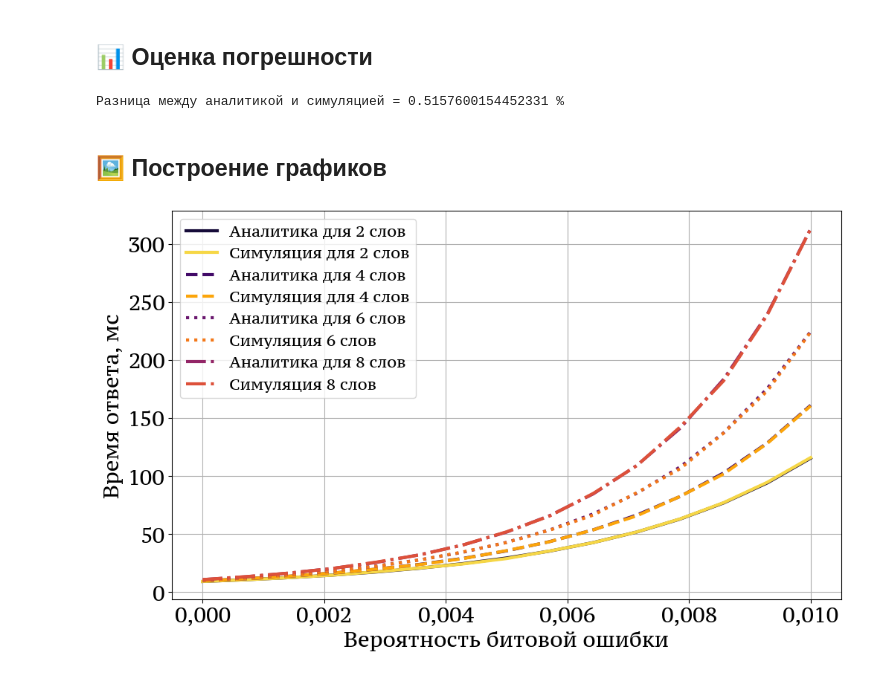
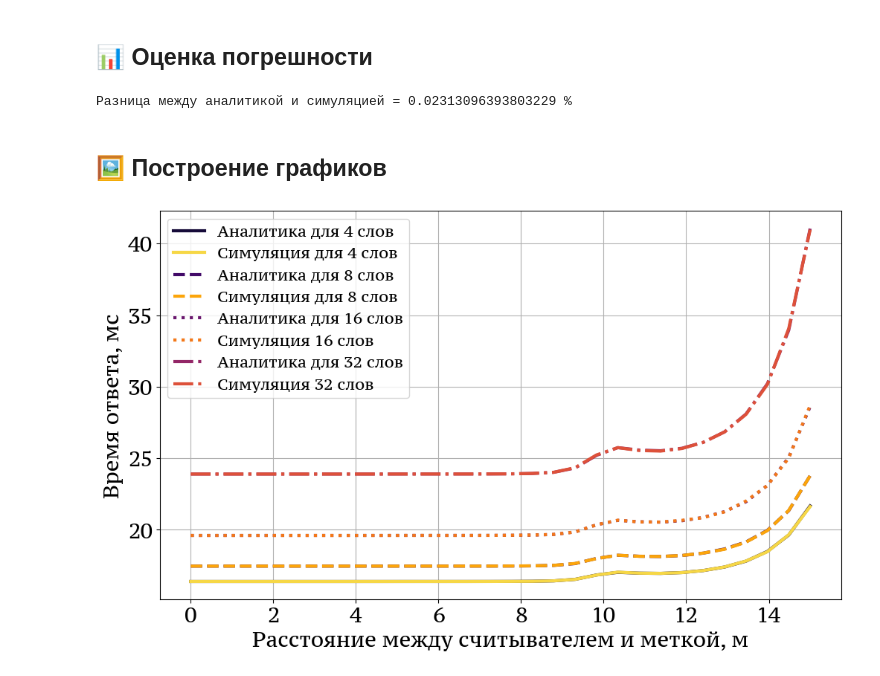
Before and after one commit to VilmenAbramian/simulation, a Jupyter notebook: pysim/experiments/notebooks/tag_time_graphs.ipynb, the cells around one changed output. Drawn from its saved outputs; the diff is of its cells as text; code cells hidden in the pictures.

```diff
--- a/pysim/experiments/notebooks/tag_time_graphs.ipynb
+++ b/pysim/experiments/notebooks/tag_time_graphs.ipynb
@@ -64,9 +61,9 @@ from pysim.models.tag_time.mc import run_multiple_models
 ########################################################
 # Количество моделируемых точек (= имитационок)
 # Рекомендуемое количество от 15 до 30
-POINTS_NUMBER: int = 15
+POINTS_NUMBER: int = 30
 # ------------------------------------------------------
-BER: np.array = np.linspace(0, 0.01, num=POINTS_NUMBER)
+DISTANCES = np.linspace(0, 15, num=POINTS_NUMBER)
 # ------------------------------------------------------
 # Количество повторов в одной симуляции (чем больше, тем выше точность)
 # Рекомендуемое количество от 15_000 до 50_000
@@ -166,3 +178,8 @@ $$ probs\_list = [[[P_{RN16}, P_{EPC}, P_{Handle}, P_{Data}]_0, ..., [P_{RN16},
+# %%
+if PLOT_MODE == "BER":
+    BER = np.linspace(0, 0.01, num=POINTS_NUMBER)
+elif PLOT_MODE == "DISTANCE":
+    BER = distance2ber(DISTANCES, SPEED, M.value[1], trcal)
 # %%
 probs_list = []
 for i in range(len(words_numbers)):
@@ -258,84 +278,91 @@ for i in range(len(words_numbers)):
 # %% [markdown]
 ## 📊 Оценка погрешности
 # %%
-error_values = [abs((j-k)/j*100) for k, j in zip(analit_res_list[0], pp_res_list[0])]
+error_values = [abs((j-k)/j*100) for k, j in zip(analit_res_list[0], mc_res_list[0])]
 print(f'Разница между аналитикой и симуляцией = {sum(error_values)/len(error_values)} %')
 # %% [output]
-Разница между аналитикой и симуляцией = 0.5157600154452331 %
+Разница между аналитикой и симуляцией = 0.02313096393803229 %
 # %% [markdown]
 ## 🖼 Построение графиков
 # %%
 setup_matplotlib()
 DIRECTORY = 'tag_time' # Название директории, в которой будут сохраняться изображения
 # %%
-fig, ax = plt.subplots(figsize=(10, 6), layout='constrained')
+fig, ax = plt.subplots(figsize=(10, 6), layout="constrained")
+if PLOT_MODE == "BER":
+    ox_axis = BER
+    ax.set_xlabel("Вероятность битовой ошибки", fontsize=20)
+elif PLOT_MODE == "DISTANCE":
+    ox_axis = DISTANCES
+    ax.set_xlabel("Расстояние между считывателем и меткой, м", fontsize=20)
+else:
+    raise f"Недопустимое режим отрисовки графиков: {PLOT_MODE}"
 
-ax.set_xlabel('Вероятность битовой ошибки', fontsize=20)
-ax.set_ylabel('Время ответа, мс', fontsize=20)
-plt.tick_params(axis='both', which='major', labelsize=20)
+ax.set_ylabel("Время ответа, мс", fontsize=20)
+plt.tick_params(axis="both", which="major", labelsize=20)
 # ax.set_title(f'Reading time for {scenario}st scenario')
 
 # 1я пара
 # --------------------------------------
 ax.plot(
-    BER, analit_res_list[0],
-    linewidth=3, linestyle='-',
-    label=f'Аналитика для {words_numbers[0]} слов',
+    ox_axis, analit_res_list[0],
+    linewidth=3, linestyle="-",
+    label=f"Аналитика для {words_numbers[0]} слов",
     color=get_color(0.1)
 )
 ax.plot(
-    BER, mc_res_list[0],
-    linewidth=3, linestyle='-',
-    label=f'Симуляция для {words_numbers[0]} слов',
+    ox_axis, mc_res_list[0],
+    linewidth=3, linestyle="-",
+    label=f"Симуляция для {words_numbers[0]} слов",
     color=get_color(0.9)
 )
 # 2я пара
 # --------------------------------------
 ax.plot(
-    BER, analit_res_list[1],
-    linewidth=3, linestyle='--',
-    label=f'Аналитика для {words_numbers[1]} слов',
+    ox_axis, analit_res_list[1],
+    linewidth=3, linestyle="--",
+    label=f"Аналитика для {words_numbers[1]} слов",
     color=get_color(0.2)
 )
 
 ax.plot(
-    BER, mc_res_list[1],
-    linewidth=3, linestyle='--',
-    label=f'Симуляция для {words_numbers[1]} слов',
+    ox_axis, mc_res_list[1],
+    linewidth=3, linestyle="--",
+    label=f"Симуляция для {words_numbers[1]} слов",
     color=get_color(0.8)
 )
 # 3я пара
 # --------------------------------------
 ax.plot(
-    BER, analit_res_list[2],
-    linewidth=3, linestyle='dotted',
-    label=f'Аналитика для {words_numbers[2]} слов',
+    ox_axis, analit_res_list[2],
+    linewidth=3, linestyle="dotted",
+    label=f"Аналитика для {words_numbers[2]} слов",
     color=get_color(0.3)
 )
 ax.plot(
-    BER, mc_res_list[2],
+    ox_axis, mc_res_list[2],
     linewidth=3, linestyle='dotted',
-    label=f'Симуляция {words_numbers[2]} слов',
+    label=f"Симуляция {words_numbers[2]} слов",
     color=get_color(0.7)
 )
 # 4я пара
 # --------------------------------------
 ax.plot(
-    BER, analit_res_list[3],
-    linewidth=3, linestyle='dashdot',
-    label=f'Аналитика для {words_numbers[3]} слов',
+    ox_axis, analit_res_list[3],
+    linewidth=3, linestyle="dashdot",
+    label=f"Аналитика для {words_numbers[3]} слов",
     color=get_color(0.4)
 )
 ax.plot(
-    BER, mc_res_list[3],
-    linewidth=3, linestyle='dashdot',
-    label=f'Симуляция {words_numbers[3]} слов',
+    ox_axis, mc_res_list[3],
+    linewidth=3, linestyle="dashdot",
+    label=f"Симуляция {words_numbers[3]} слов",
     color=get_color(0.6)
 )
 # --------------------------------------
 plt.legend(prop={"size":15})
 plt.grid()
-# Для большого объёма передаваемых данных рекомендуется добавлять к названию суффикс '_large'
-savefig(name=f'{scenario}_scenario', directory=DIRECTORY)
+# Для большого объёма передаваемых данных рекомендуется добавлять к названию суффикс "_large"
+savefig(name=f"{scenario}_scenario_dist_large", directory=DIRECTORY)
 # %% [output]
-[figure, old version]
+[figure, new version]
```
Also changed, not shown: parts of 8 cells of this notebook, 26 other files.
